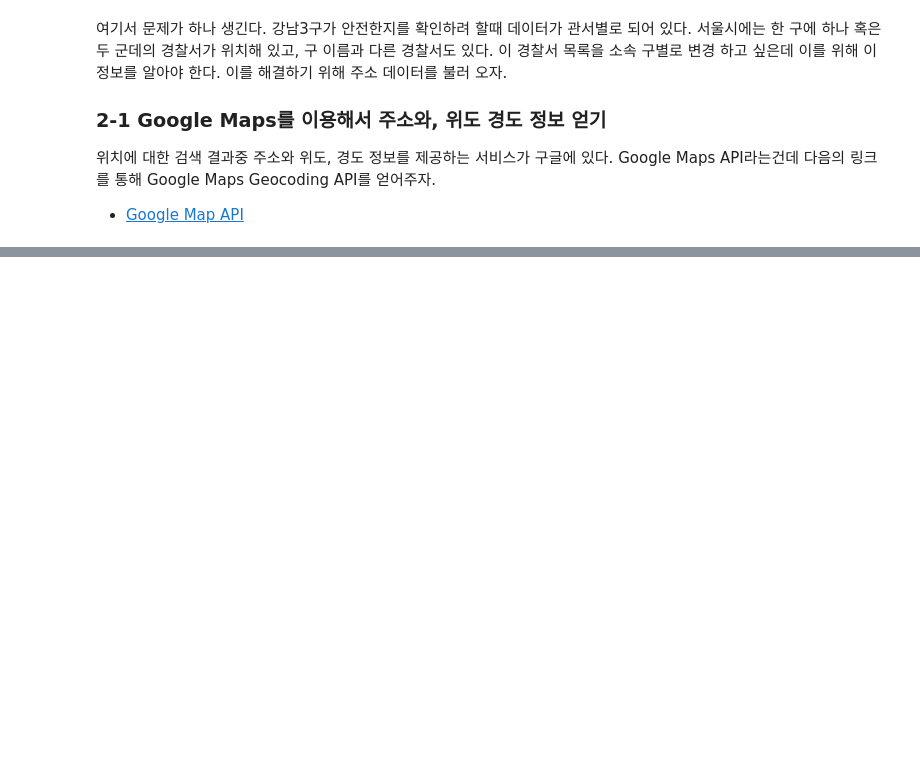
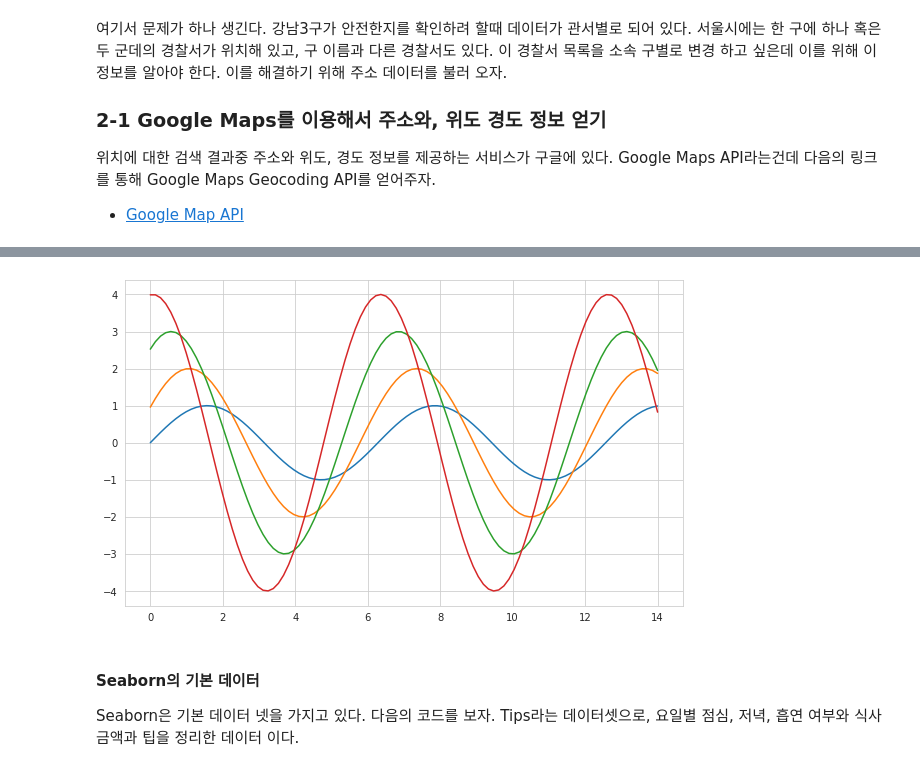
Before and after one commit to Unfinishedgod/preprocessing_data_python, a Jupyter notebook: Ch2_seoul_crime_analysis.ipynb, the cells around one changed output, grey strips where cells are left out. Drawn from its saved outputs; the diff is of its cells as text; code cells hidden in the pictures; blank space fills up the shorter version.

```diff
--- a/Ch2_seoul_crime_analysis.ipynb
+++ b/Ch2_seoul_crime_analysis.ipynb
@@ -44,0 +447,12 @@ import googlemaps
+# %%
+sns.set_style("whitegrid")
+
+plt.figure(figsize = (10,6))
+plt.plot(x, y1, x,y2, x,y3, x,y4)
+plt.show()
+# %% [output]
+[figure, added]
+# %% [markdown]
+#### Seaborn의 기본 데이터
+
+Seaborn은 기본 데이터 넷을 가지고 있다. 다음의 코드를 보자. Tips라는 데이터셋으로, 요일별 점심, 저녁, 흡연 여부와 식사 금액과 팁을 정리한 데이터 이다.
```
Also changed, not shown: parts of 105 cells of this notebook, 1 other file.
